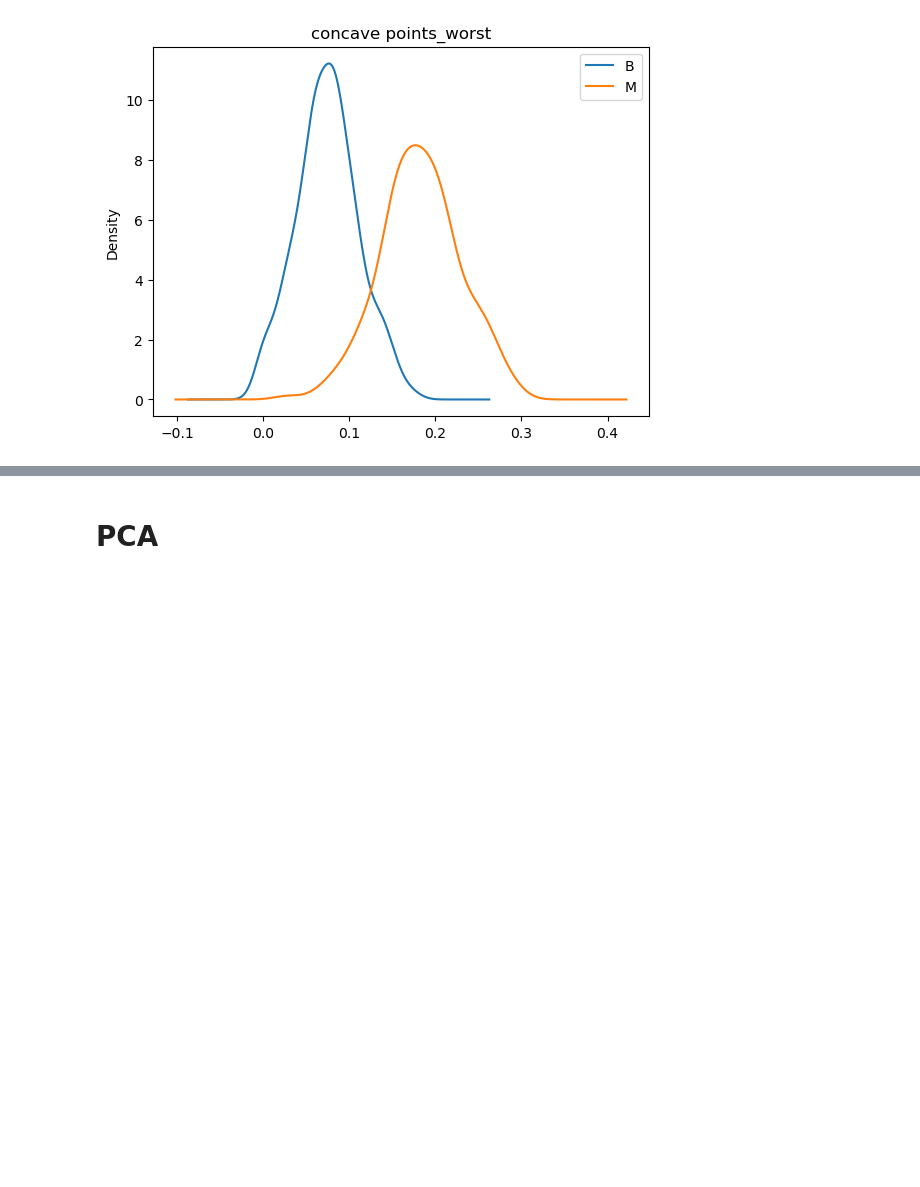
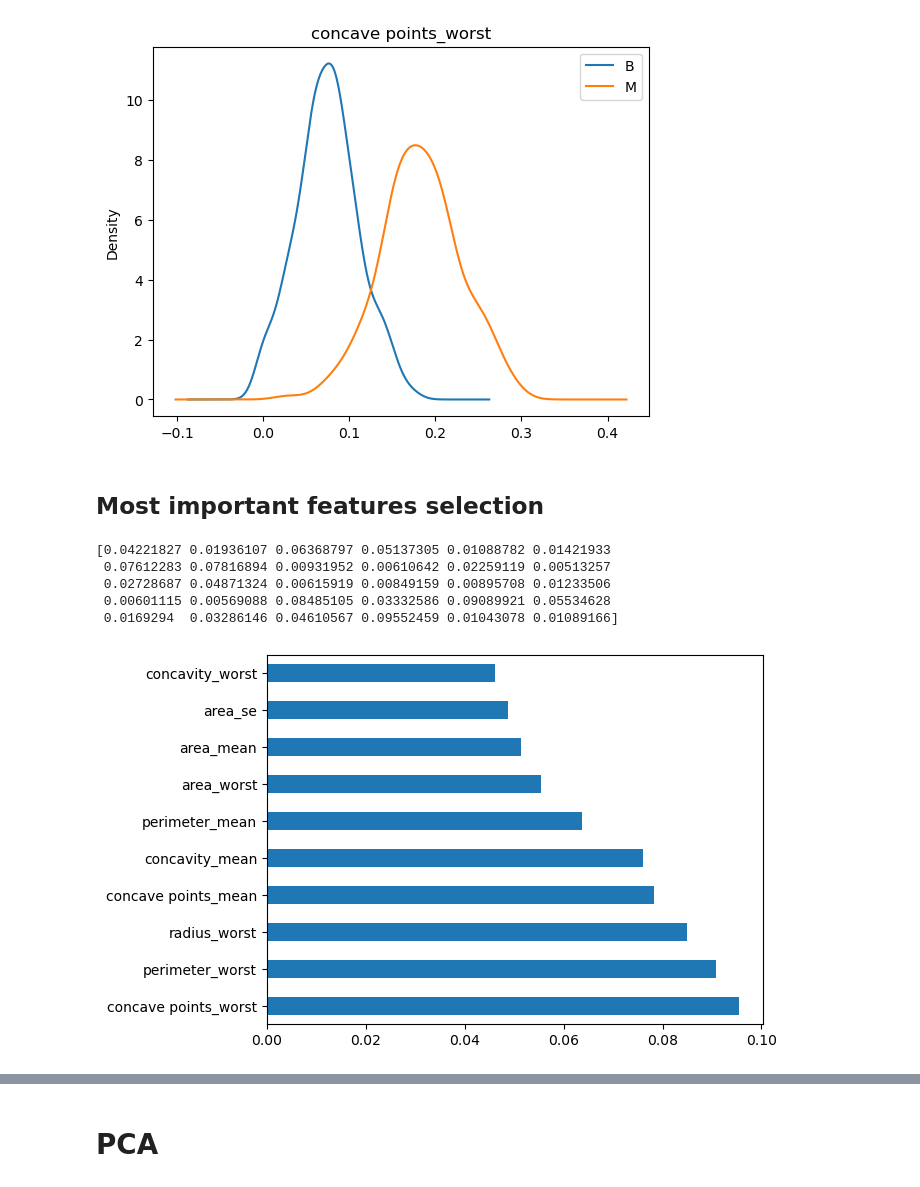
Before and after one commit to Derarelh/breast-cancer-classification, a Jupyter notebook: notebook/data_analysis.ipynb, the cells around one changed output, grey strips where cells are left out. Saved outputs shown, nothing was run; the diff lists cells and outputs as text; code cells hidden in the pictures; blank space fills up the shorter version.

```diff
--- a/notebook/data_analysis.ipynb
+++ b/notebook/data_analysis.ipynb
@@ -79,4 +79,29 @@ Text(0.5, 1.0, 'concave points_worst')
 # %%
 # Replace 'B' and 'M' labels by 0 and 1
 df['diagnosis'] = df['diagnosis'].replace({'B': 0, 'M': 1})
+# %% [markdown]
+## Most important features selection
+# %%
+## The 10 most important features are selected using Extra Trees Classifier
+
+X = df.iloc[:,1:] # features columns
+y = df["diagnosis"] # target column
+
+model = ExtraTreesClassifier()
+model.fit(X,y)
+
+print(model.feature_importances_)
+
+#Plot graph of feature importances
+
+feature_importances = pd.Series(model.feature_importances_, index=X.columns)
+feature_importances.nlargest(10).plot(kind='barh')
+plt.show()
+# %% [output]
+[0.04221827 0.01936107 0.06368797 0.05137305 0.01088782 0.01421933
+ 0.07612283 0.07816894 0.00931952 0.00610642 0.02259119 0.00513257
+ 0.02728687 0.04871324 0.00615919 0.00849159 0.00895708 0.01233506
+ 0.00601115 0.00569088 0.08485105 0.03332586 0.09089921 0.05534628
+ 0.0169294  0.03286146 0.04610567 0.09552459 0.01043078 0.01089166]
+[figure, added]
 # %%
```
Also changed, not shown: parts of 7 cells of this notebook.
